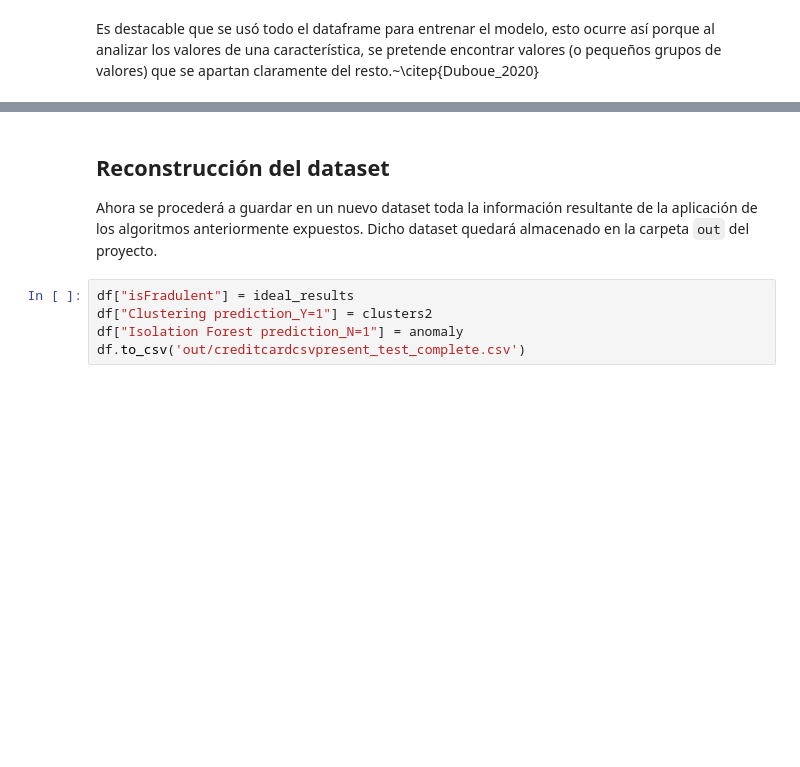
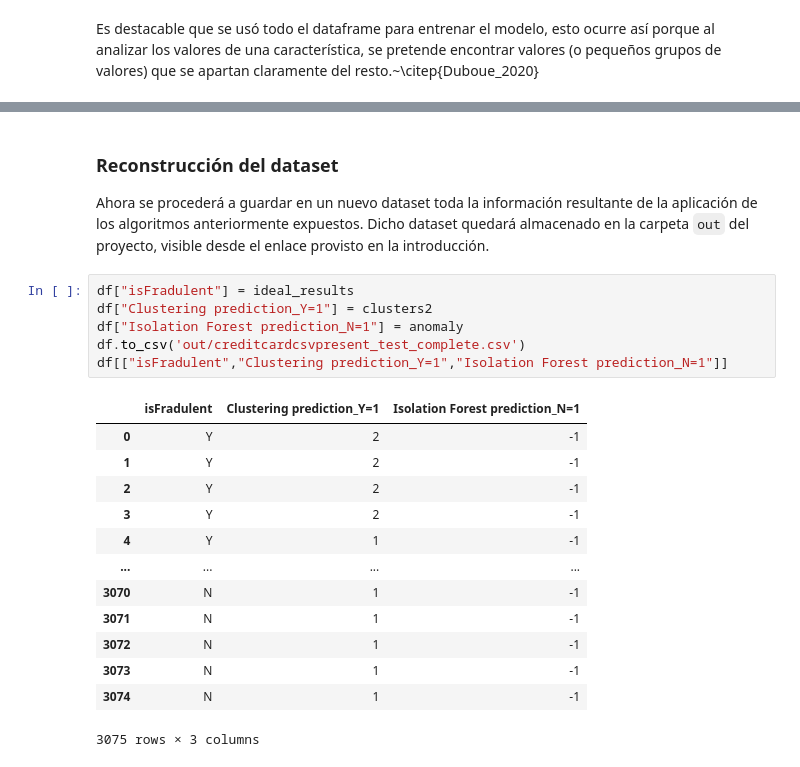
Before and after one commit to genomorro/unir, a Jupyter notebook: main.ipynb, the cells around one changed output, grey strips where cells are left out. Cells and saved outputs as stored; diff of their text form; blank space fills up the shorter version.

```diff
--- a/main.ipynb
+++ b/main.ipynb
@@ -281,12 +291,27 @@ pd.DataFrame({"Feature": ifc.feature_names_in_,
 # %% [markdown]
-## Reconstrucción del dataset
+### Reconstrucción del dataset
 
-Ahora se procederá a guardar en un nuevo dataset toda la información resultante de la aplicación de los algoritmos anteriormente expuestos. Dicho dataset quedará almacenado en la carpeta `out` del proyecto.
+Ahora se procederá a guardar en un nuevo dataset toda la información resultante de la aplicación de los algoritmos anteriormente expuestos. Dicho dataset quedará almacenado en la carpeta `out` del proyecto, visible desde el enlace provisto en la introducción.
-# %%
-df["isFradulent"] = ideal_results
-df["Clustering prediction_Y=1"] = clusters2
-df["Isolation Forest prediction_N=1"] = anomaly
-df.to_csv('out/creditcardcsvpresent_test_complete.csv')
+# %%
+df["isFradulent"] = ideal_results
+df["Clustering prediction_Y=1"] = clusters2
+df["Isolation Forest prediction_N=1"] = anomaly
+df.to_csv('out/creditcardcsvpresent_test_complete.csv')
+df[["isFradulent","Clustering prediction_Y=1","Isolation Forest prediction_N=1"]]
+# %% [output]
+|  | isFradulent | Clustering prediction_Y=1 | Isolation Forest prediction_N=1 |
+| 0 | Y | 2 | -1 |
+| 1 | Y | 2 | -1 |
+| 2 | Y | 2 | -1 |
+| 3 | Y | 2 | -1 |
+| 4 | Y | 1 | -1 |
+| ... | ... | ... | ... |
+| 3070 | N | 1 | -1 |
+| 3071 | N | 1 | -1 |
+| 3072 | N | 1 | -1 |
+| 3073 | N | 1 | -1 |
+| 3074 | N | 1 | -1 |
+3075 rows × 3 columns
 # %% [markdown]
 ## Conclusión
 
```
Also changed, not shown: parts of 14 cells of this notebook, 1 other file.
